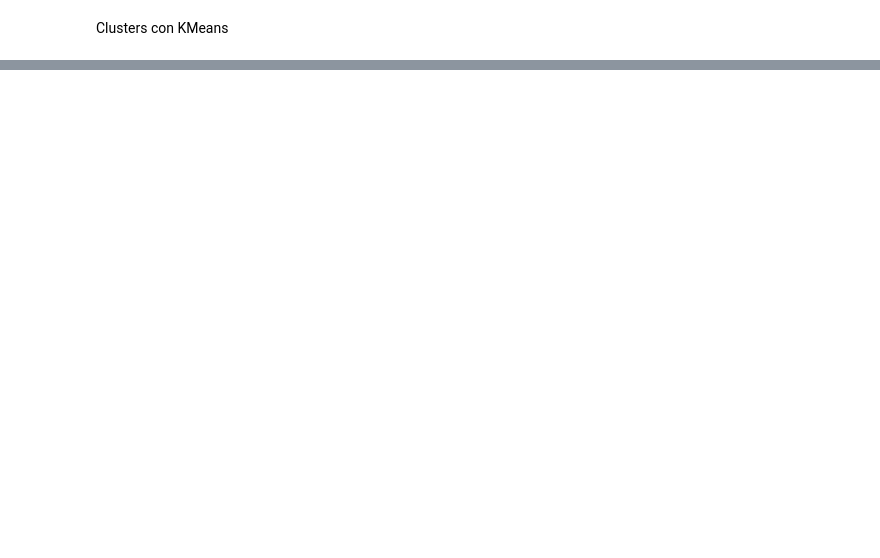
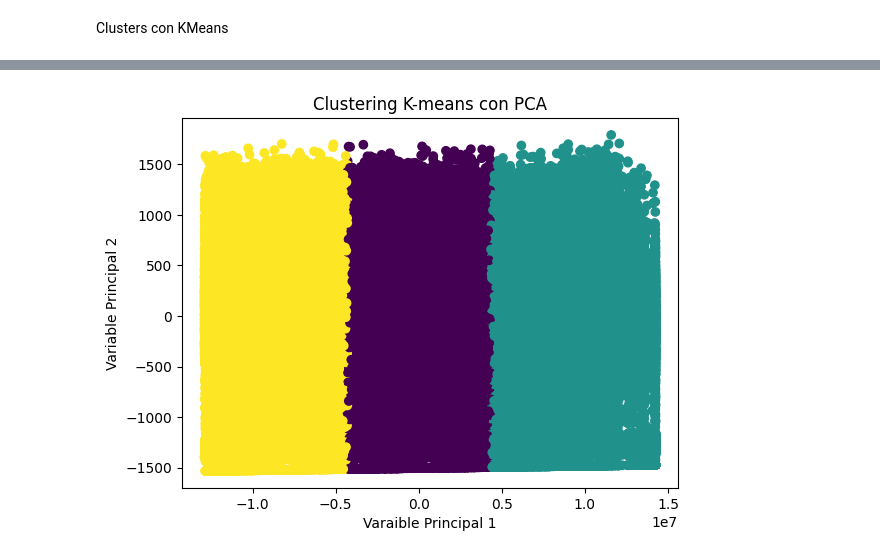
Before and after one commit to gurbina2234/Repo-Mineria-PSU, a Jupyter notebook: datos_oficial.ipynb, the cells around one changed output, grey strips where cells are left out. Drawn from its saved outputs; the diff is of its cells as text; code cells hidden in the pictures; blank space fills up the shorter version.

Commit message:
Prueba eliminar instancias con valores nulos para cluster

```diff
--- a/datos_oficial.ipynb
+++ b/datos_oficial.ipynb
@@ -130,0 +247,17 @@ plt.show()
+# %%
+
+kmeans = KMeans(n_clusters=3) #se toma el numero de clusters dependiendo del grafico de codo y se hace el kmeans clustering
+kmeans.fit(merged_new)
+labels = kmeans.labels_
+
+pca2 = PCA(n_components=2, random_state=0)
+x_pca = pca2.fit_transform(merged_new)
+
+#se visualiza el grafico
+plt.scatter(x_pca[:,0], x_pca[:,1], c=labels, cmap='viridis')
+plt.title('Clustering K-means con PCA')
+plt.xlabel('Varaible Principal 1')
+plt.ylabel('Variable Principal 2')
+plt.show()
+# %% [output]
+[figure, added]
```
Also changed, not shown: parts of 17 cells of this notebook.
